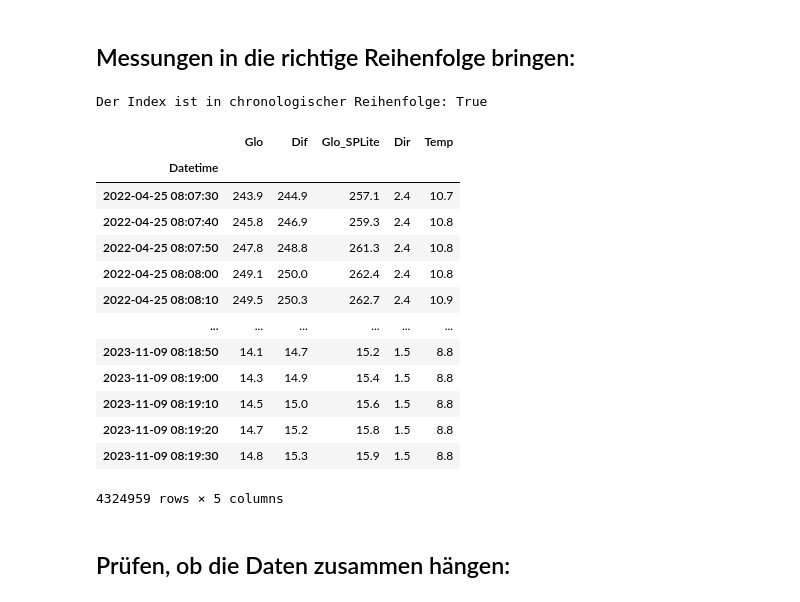
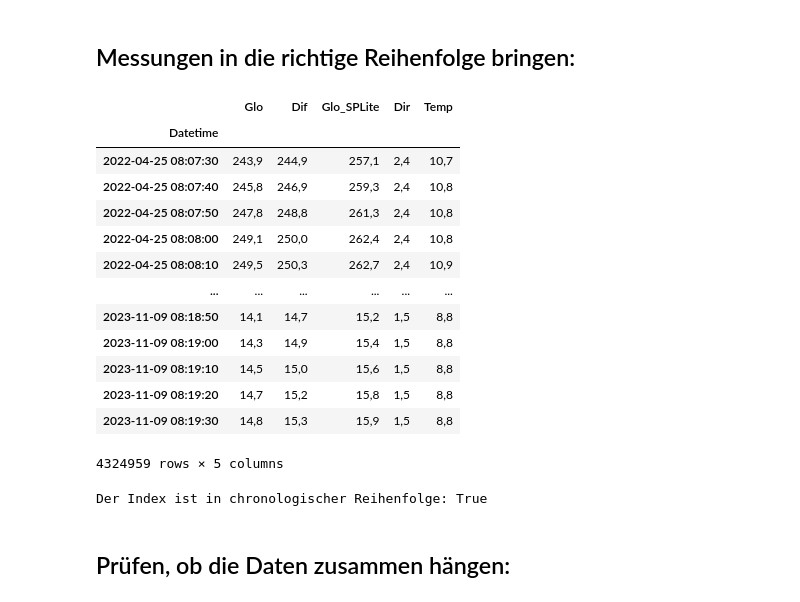
Before and after one commit to rjanow/Masterarbeit, a Jupyter notebook: SOLYS_to_CSV.ipynb, the cells around one changed output. Drawn from its saved outputs; the diff is of its cells as text; code cells hidden in the pictures.

```diff
--- a/SOLYS_to_CSV.ipynb
+++ b/SOLYS_to_CSV.ipynb
@@ -87,6 +95,23 @@ df_Solys
 # %%
 # Sotieren des Index in chronologischer Reihenfolge
 df_Solys.sort_index(ascending=True, inplace = True)
+# %%
+df_Solys
+# %% [output]
+|  | Glo | Dif | Glo_SPLite | Dir | Temp |
+| Datetime |  |  |  |  |  |
+| 2022-04-25 08:07:30 | 243,9 | 244,9 | 257,1 | 2,4 | 10,7 |
+| 2022-04-25 08:07:40 | 245,8 | 246,9 | 259,3 | 2,4 | 10,8 |
+| 2022-04-25 08:07:50 | 247,8 | 248,8 | 261,3 | 2,4 | 10,8 |
+| 2022-04-25 08:08:00 | 249,1 | 250,0 | 262,4 | 2,4 | 10,8 |
+| 2022-04-25 08:08:10 | 249,5 | 250,3 | 262,7 | 2,4 | 10,9 |
+| ... | ... | ... | ... | ... | ... |
+| 2023-11-09 08:18:50 | 14,1 | 14,7 | 15,2 | 1,5 | 8,8 |
+| 2023-11-09 08:19:00 | 14,3 | 14,9 | 15,4 | 1,5 | 8,8 |
+| 2023-11-09 08:19:10 | 14,5 | 15,0 | 15,6 | 1,5 | 8,8 |
+| 2023-11-09 08:19:20 | 14,7 | 15,2 | 15,8 | 1,5 | 8,8 |
+| 2023-11-09 08:19:30 | 14,8 | 15,3 | 15,9 | 1,5 | 8,8 |
+4324959 rows × 5 columns
 # %%
 # Prüfen, ob die Messdaten in chronologischer Reihenfolge sind
 chronologisch = df_Solys.index.is_monotonic_increasing
@@ -99,20 +124,3 @@ for column in df_Solys.columns:
         df_Solys[column] = df_Solys[column].str.replace(',', '.').astype(float)
     except ValueError:
         print(f"Spalte {column} konnte nicht in float umgewandelt werden.")
-# %%
-df_Solys.astype(float)
-# %% [output]
-|  | Glo | Dif | Glo_SPLite | Dir | Temp |
-| Datetime |  |  |  |  |  |
-| 2022-04-25 08:07:30 | 243.9 | 244.9 | 257.1 | 2.4 | 10.7 |
-| 2022-04-25 08:07:40 | 245.8 | 246.9 | 259.3 | 2.4 | 10.8 |
-| 2022-04-25 08:07:50 | 247.8 | 248.8 | 261.3 | 2.4 | 10.8 |
-| 2022-04-25 08:08:00 | 249.1 | 250.0 | 262.4 | 2.4 | 10.8 |
-| 2022-04-25 08:08:10 | 249.5 | 250.3 | 262.7 | 2.4 | 10.9 |
-| ... | ... | ... | ... | ... | ... |
-| 2023-11-09 08:18:50 | 14.1 | 14.7 | 15.2 | 1.5 | 8.8 |
-| 2023-11-09 08:19:00 | 14.3 | 14.9 | 15.4 | 1.5 | 8.8 |
-| 2023-11-09 08:19:10 | 14.5 | 15.0 | 15.6 | 1.5 | 8.8 |
-| 2023-11-09 08:19:20 | 14.7 | 15.2 | 15.8 | 1.5 | 8.8 |
-| 2023-11-09 08:19:30 | 14.8 | 15.3 | 15.9 | 1.5 | 8.8 |
-4324959 rows × 5 columns
```
Also changed, not shown: parts of 17 cells of this notebook.
